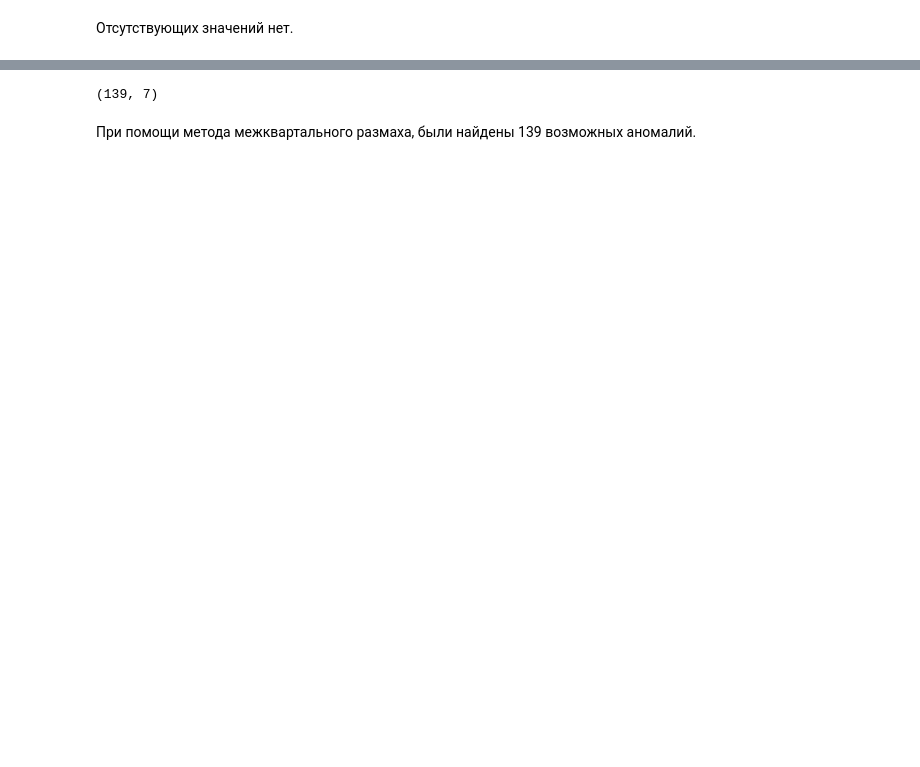
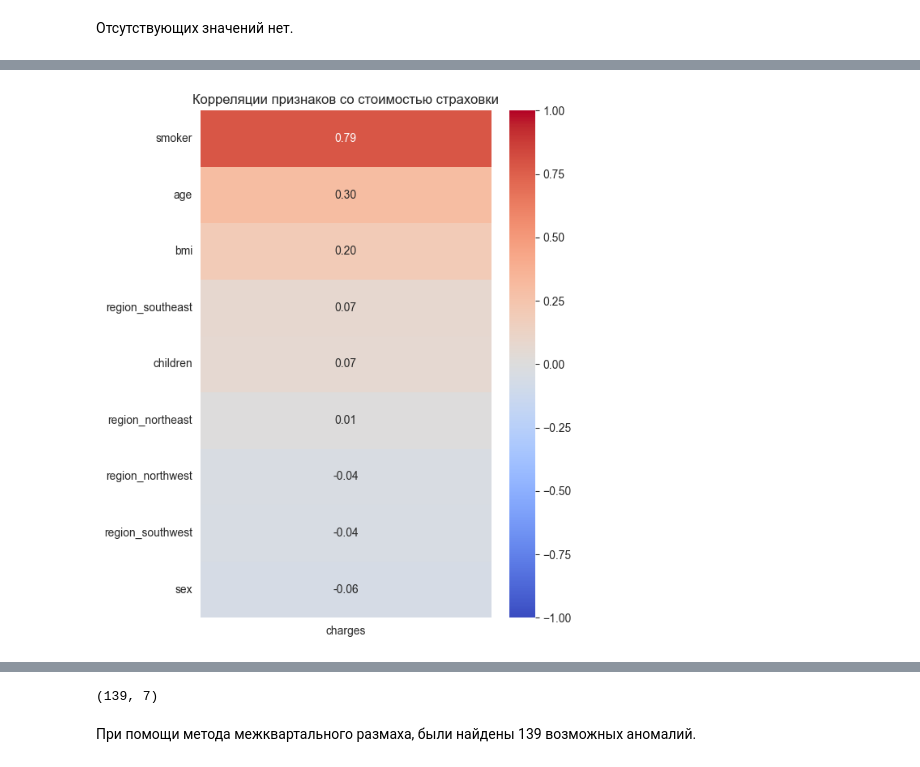
Before and after one commit to PalamarchukSofiia/ml_lab-1, a Jupyter notebook: notebook.ipynb, the cells around one changed output, grey strips where cells are left out. Saved outputs shown, nothing was run; the diff lists cells and outputs as text; code cells hidden in the pictures; blank space fills up the shorter version.

```diff
--- a/notebook.ipynb
+++ b/notebook.ipynb
@@ -65,0 +117,30 @@ plt.show()
+# %%
+corr_df = df.copy()
+
+corr_df['smoker'] = corr_df['smoker'].map({'no': 0, 'yes': 1})
+corr_df['sex'] = corr_df['sex'].map({'male': 0, 'female': 1})
+
+corr_df = pd.get_dummies(
+    corr_df, columns=['region'], dtype=int
+)
+charges_corr = (
+    corr_df.corr(method='pearson')['charges']
+    .drop('charges')
+    .sort_values(ascending=False)
+)
+
+plt.figure(figsize=(6, 7))
+sns.heatmap(
+    charges_corr.to_frame(name='charges'),
+    annot=True,
+    fmt='.2f',
+    cmap='coolwarm',
+    center=0,
+    vmin=-1,
+    vmax=1
+)
+plt.title('Корреляции признаков со стоимостью страховки')
+plt.tight_layout()
+plt.show()
+# %% [output]
+[figure, added]
```
Also changed, not shown: parts of 42 cells of this notebook.
